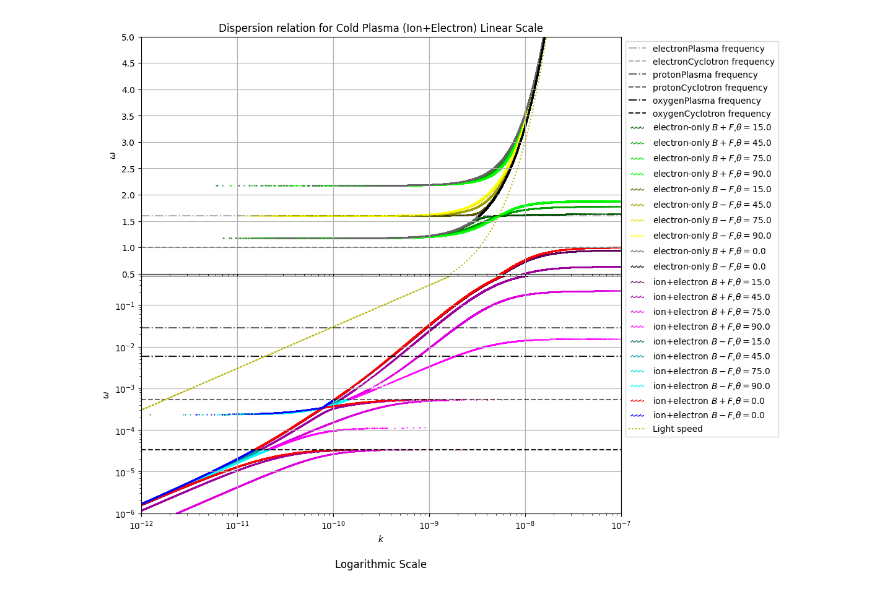
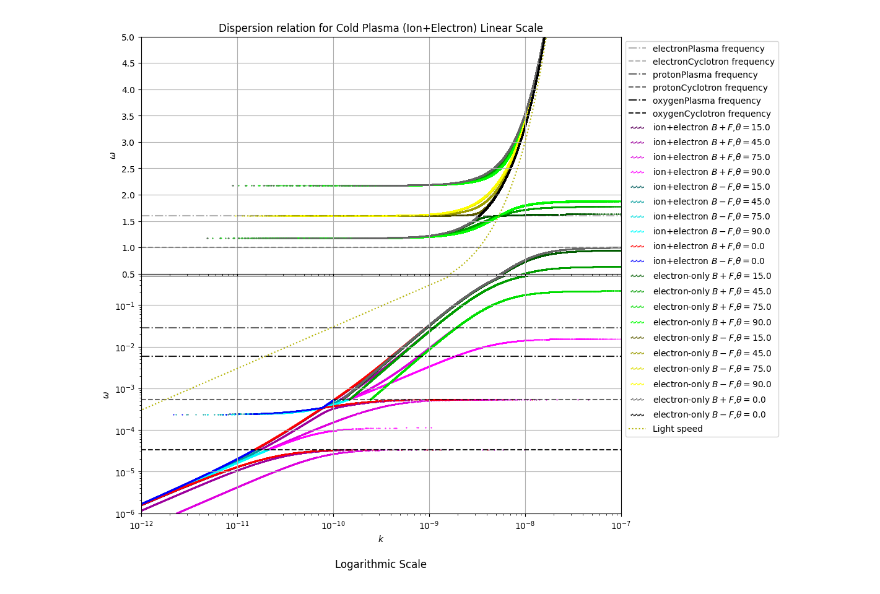
Before and after one commit to Butadiene/cold_plasma_dipassive, a Jupyter notebook: cold_plasma_分散関係_V2_only_final_code.ipynb, the cells around one changed output. Saved outputs shown, nothing was run; the diff lists cells and outputs as text; code cells hidden in the pictures.

```diff
--- a/cold_plasma_分散関係_V2_only_final_code.ipynb
+++ b/cold_plasma_分散関係_V2_only_final_code.ipynb
@@ -4,9 +4,6 @@ import matplotlib.pyplot as plt
 # 並列化用ライブラリ、引数操作用ライブラリをインポート
 import multiprocessing
 from functools import partial
-
-#なお、電子は$\omega = 1 ~ 5$, イオンは$\omega = 1e-6 ~ 1$の範囲でプロットしていることに注意
-#主にみやすさのため
 
 #光速
 c = 3*10**8
@@ -133,10 +130,31 @@ def calc_disp(theta,w,only_electron):
 
   return [filtered_kpp,filtered_kmp,filtered_pw, filtered_mw, theta]
 
+electron_plasma_freq = elements["electron"]["Plasma_freq"]
+proton_plasma_freq = elements["proton"]["Plasma_freq"]
+electron_plasma_cycltrons = elements["electron"]["Cyclotron_freq"]
+proton_plasma_cycltrons = elements["proton"]["Cyclotron_freq"]
+
+# イオンを実行
+
+wlog =  np.logspace(-6, np.log10(proton_plasma_freq), 10**5) # 対数の配列も生成
+w = wlog
+thetas = [0,np.pi/12,np.pi/4,np.pi/2.4,np.pi/2]
+
+# 並列化して処理を実行
+
+pool = multiprocessing.Pool()
+partial_func = partial(calc_disp, w=w, only_electron = False) # wは並列化しないための指示
+results_ion = pool.map(partial_func, thetas)
+pool.close()
+pool.join()
+
 
 # 電子のみを実行
 
-w = np.arange(1,5,10**-6)  #変数は周波数
+w = np.arange(proton_plasma_cycltrons,5,10**-6)  #変数は周波数
+wlog =  np.logspace(np.log10(proton_plasma_cycltrons), np.log10(0.5), 10**5) # 対数の配列も生成
+w = np.concatenate((w, wlog)) # 上の2つの配列を結合
 
 thetas = [0,np.pi/12,np.pi/4,np.pi/2.4,np.pi/2]
 
@@ -148,23 +166,6 @@ results_electron = pool.map(partial_func, thetas)
 pool.close()
 pool.join()
 
-
-
-# イオンを実行
-
-w = np.arange(10**-6,1,10**-6)  #変数は周波数
-wlog =  np.logspace(-6, -3, 10**5) # 対数の配列も生成
-w = np.concatenate((w, wlog)) # 上の2つの配列を結合
-
-thetas = [0,np.pi/12,np.pi/4,np.pi/2.4,np.pi/2]
-
-# 並列化して処理を実行
-
-pool = multiprocessing.Pool()
-partial_func = partial(calc_disp, w=w, only_electron = False) # wは並列化しないための指示
-results_ion = pool.map(partial_func, thetas)
-pool.close()
-pool.join()
 
 
 
@@ -218,39 +219,43 @@ for element in elements.values():
   plasma_cycltrons = element["Cyclotron_freq"]
   count += 1
   ax1.axhline(y=plasma_frequencies,linestyle='dashdot',alpha=0.3*count,color='k',label=element['name']+'Plasma frequency')
   ax1.axhline(y=plasma_cycltrons,linestyle='dashed',alpha=0.3*count,color='k',label=element['name']+'Cyclotron frequency')
   ax2.axhline(y=plasma_frequencies,linestyle='dashdot',alpha=0.3*count,color='k',label=element['name']+'Plasma frequency')
   ax2.axhline(y=plasma_cycltrons,linestyle='dashed',alpha=0.3*count,color='k',label=element['name']+'Cyclotron frequency')
 
-color_map = {'theta_0': ('black', '0.4'), 'theta_not_0': ('yellow', 'green')}
-
-# 内包リストを使って、result[4]←theta が0のリストとそれを省いたリストを生成。
-plot_disp([result for result in results_electron if result[4] != 0], w, color_map['theta_not_0'], ax1, 'electron-only')
-plot_disp([result for result in results_electron if result[4] == 0], w, color_map['theta_0'], ax1, 'electron-only')
-plot_disp([result for result in results_electron if result[4] != 0], w, color_map['theta_not_0'], ax2, 'electron-only')
-plot_disp([result for result in results_electron if result[4] == 0], w, color_map['theta_0'], ax2, 'electron-only')
 
 color_map = {'theta_0': ('blue', 'red'), 'theta_not_0': ('cyan', 'magenta')}
 
 # 内包リストを使って、result[4]←theta が0のリストとそれを省いたリストを生成。
 plot_disp([result for result in results_ion if result[4] != 0], w, color_map['theta_not_0'], ax1, 'ion+electron')
 plot_disp([result for result in results_ion if result[4] == 0], w, color_map['theta_0'], ax1, 'ion+electron')
 plot_disp([result for result in results_ion if result[4] != 0], w, color_map['theta_not_0'], ax2, 'ion+electron')
 plot_disp([result for result in results_ion if result[4] == 0], w, color_map['theta_0'], ax2, 'ion+electron')
 
+color_map = {'theta_0': ('black', '0.4'), 'theta_not_0': ('yellow', 'green')}
+
+# 内包リストを使って、result[4]←theta が0のリストとそれを省いたリストを生成。
+plot_disp([result for result in results_electron if result[4] != 0], w, color_map['theta_not_0'], ax1, 'electron-only')
+plot_disp([result for result in results_electron if result[4] == 0], w, color_map['theta_0'], ax1, 'electron-only')
+plot_disp([result for result in results_electron if result[4] != 0], w, color_map['theta_not_0'], ax2, 'electron-only')
+plot_disp([result for result in results_electron if result[4] == 0], w, color_map['theta_0'], ax2, 'electron-only')
+
+
+
 
 plt.xlim(10**-12,10**-7)
 
 
 lightcol = (0.7,0.7,0.0)
 w1 = np.arange(0.0,5,10**-6)
+wlog =  np.logspace(-6, np.log10(0.5), 10**5) # 対数の配列も生成
 ax1.plot(w1/c,w1,linestyle='dotted',alpha=1.0,color=lightcol,label='Light speed')
-ax2.plot(w/c,w,linestyle='dotted',alpha=1.0,color=lightcol,label='Light speed')
+ax2.plot(wlog/c,wlog,linestyle='dotted',alpha=1.0,color=lightcol,label='Light speed')
 ax1.legend(scatterpoints=10, loc='upper left', bbox_to_anchor=(1, 1))
 #ax2.legend(scatterpoints=10,loc='upper left', bbox_to_anchor=(1, 1))
 ax2.set_xlabel(r'$k$')
 ax1.set_ylabel(r'$\omega$')
 ax2.set_ylabel(r'$\omega$')
 fig.subplots_adjust(hspace=0.01)
 # %% [output]
-[figure, old version]
+[figure, new version]
```
Also changed, not shown: 1 other file.
